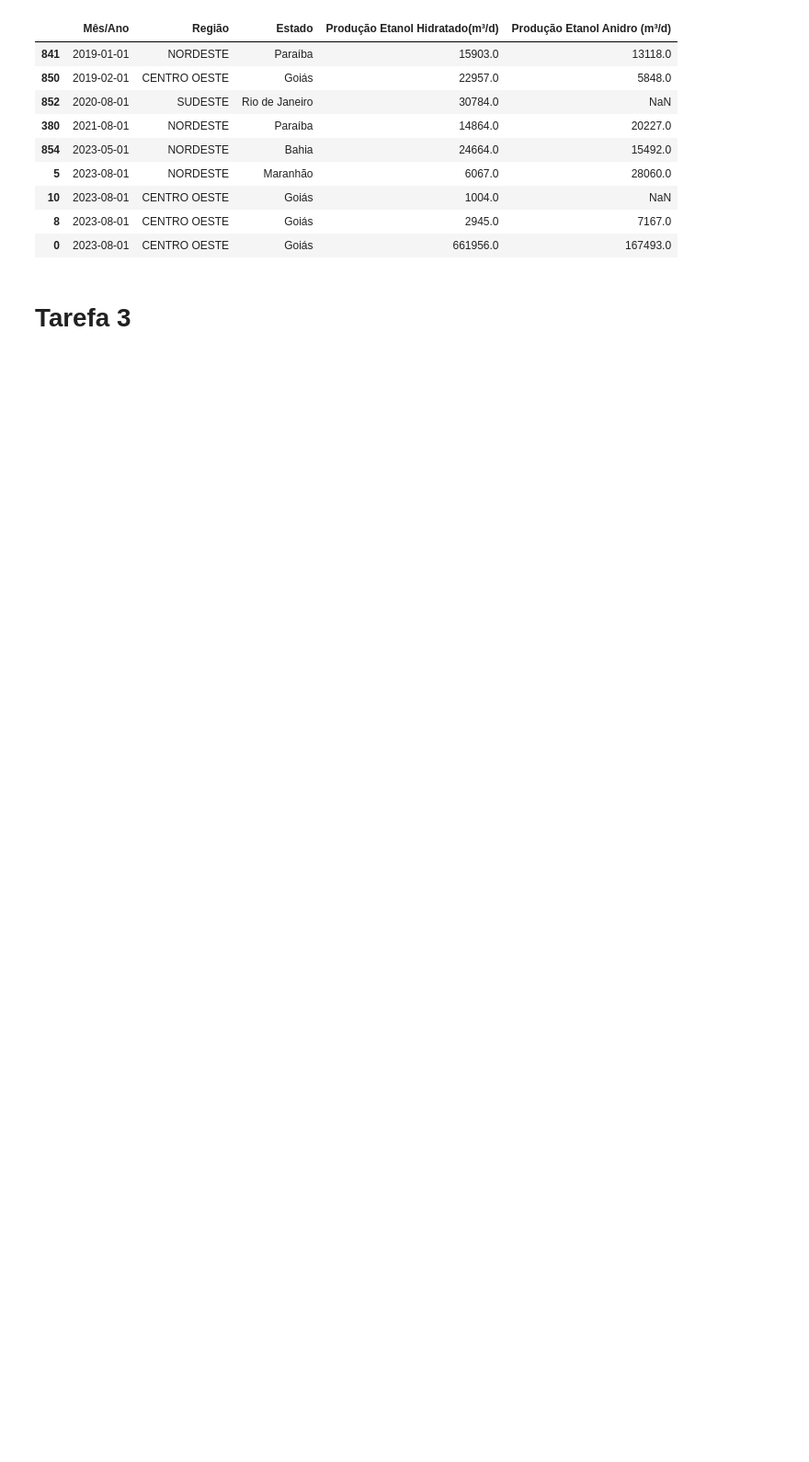
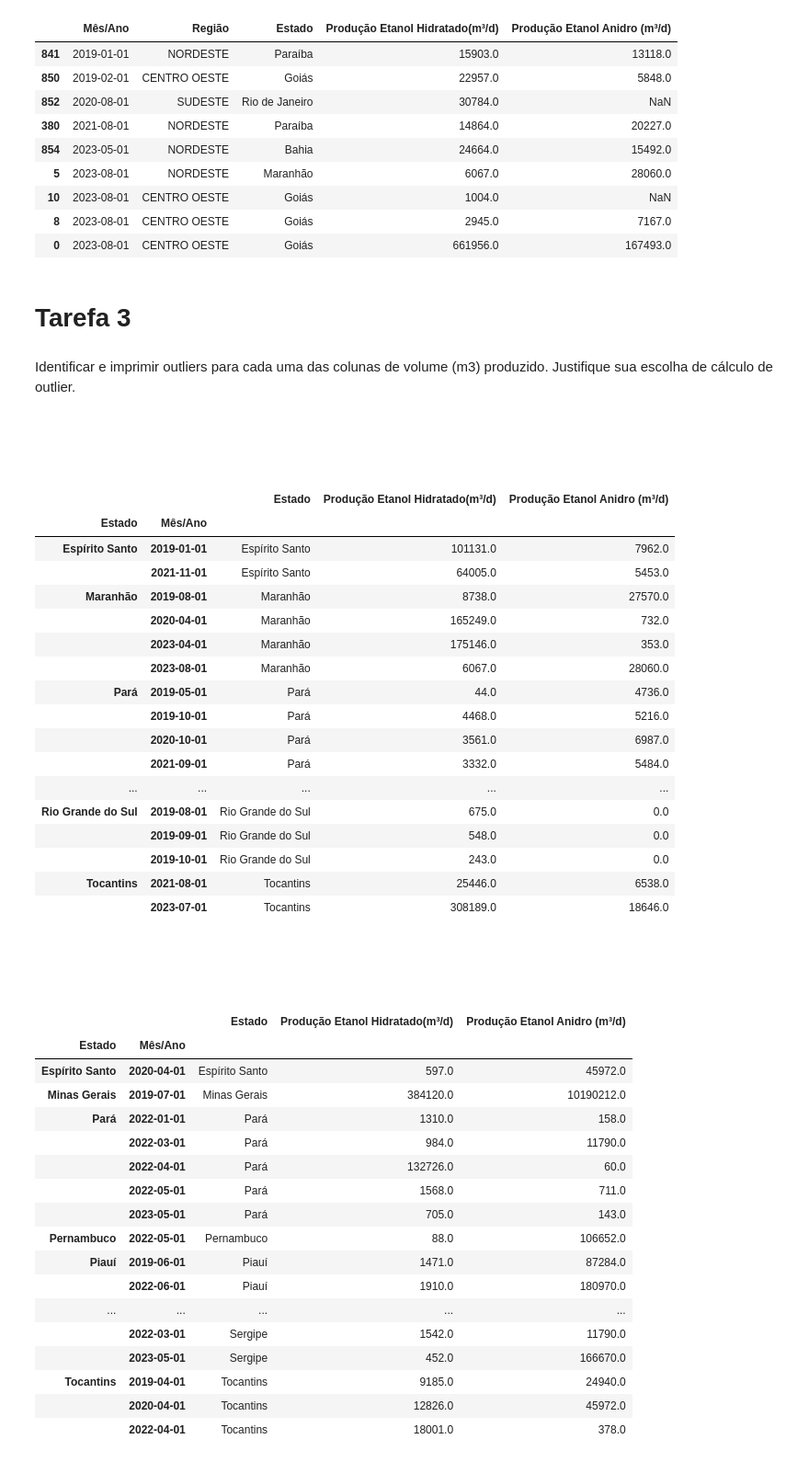
Before and after one commit to arthurt1/Projetos-de-Ci-ncias-de-Dados, a Jupyter notebook: AP2_Arthur_Thomé.ipynb, the cells around one changed output. Shown at 92% size. Cells and saved outputs as stored; diff of their text form; code cells hidden in the pictures; blank space fills up the shorter version.

Commit message:
Identificando Outliers e Produzindo Vizualições

```diff
--- a/AP2_Arthur_Thomé.ipynb
+++ b/AP2_Arthur_Thomé.ipynb
@@ -247,3 +242,64 @@ Linhas Duplicadas no DataFrame
 | 0 | 2023-08-01 | CENTRO OESTE | Goiás | 661956.0 | 167493.0 |
 # %% [markdown]
 # Tarefa 3
+# %% [markdown]
+Identificar e imprimir outliers para cada uma das colunas de volume (m3) produzido. Justifique sua escolha de cálculo de outlier.
+# %%
+# Função para calcular o IQR e identificar os outliers
+def calcular_outliers(df, coluna):
+    Q1 = df[coluna].quantile(0.25)
+    Q3 = df[coluna].quantile(0.75)
+    IQR = Q3 - Q1
+    lim_inf = Q1 - 1.5 * IQR
+    lim_sup = Q3 + 1.5 * IQR
+    outliers = df[(df[coluna] < lim_inf) | (df[coluna] > lim_sup)]
+    return outliers
+
+# Agrupar por estado e calcular os outliers para cada estado
+outliers_hidratado_por_estado = dadosat.groupby('Estado').apply(lambda x: calcular_outliers(x, 'Produção Etanol Hidratado(m³/d)'))
+outliers_anidro_por_estado = dadosat.groupby('Estado').apply(lambda x: calcular_outliers(x, 'Produção Etanol Anidro (m³/d)'))
+
+display(HTML("<h2 style='color: white; text-align: left;'>  Outliers de Produção Etanol Hidratado por Estado  </h2>"))
+display(outliers_hidratado_por_estado)
+print('\n')
+display(HTML("<h2 style='color: white; text-align: left;'>  Outliers de Produção Etanol Anidro por Estado  </h2>"))
+display(outliers_anidro_por_estado)
+# %% [output]
+Outliers de Produção Etanol Hidratado por Estado
+|  |  | Estado | Produção Etanol Hidratado(m³/d) | Produção Etanol Anidro (m³/d) |
+| Estado | Mês/Ano |  |  |  |
+| Espírito Santo | 2019-01-01 | Espírito Santo | 101131.0 | 7962.0 |
+|  | 2021-11-01 | Espírito Santo | 64005.0 | 5453.0 |
+| Maranhão | 2019-08-01 | Maranhão | 8738.0 | 27570.0 |
+|  | 2020-04-01 | Maranhão | 165249.0 | 732.0 |
+|  | 2023-04-01 | Maranhão | 175146.0 | 353.0 |
+|  | 2023-08-01 | Maranhão | 6067.0 | 28060.0 |
+| Pará | 2019-05-01 | Pará | 44.0 | 4736.0 |
+|  | 2019-10-01 | Pará | 4468.0 | 5216.0 |
+|  | 2020-10-01 | Pará | 3561.0 | 6987.0 |
+|  | 2021-09-01 | Pará | 3332.0 | 5484.0 |
+| ... | ... | ... | ... | ... |
+| Rio Grande do Sul | 2019-08-01 | Rio Grande do Sul | 675.0 | 0.0 |
+|  | 2019-09-01 | Rio Grande do Sul | 548.0 | 0.0 |
+|  | 2019-10-01 | Rio Grande do Sul | 243.0 | 0.0 |
+| Tocantins | 2021-08-01 | Tocantins | 25446.0 | 6538.0 |
+|  | 2023-07-01 | Tocantins | 308189.0 | 18646.0 |
+Outliers de Produção Etanol Anidro por Estado
+|  |  | Estado | Produção Etanol Hidratado(m³/d) | Produção Etanol Anidro (m³/d) |
+| Estado | Mês/Ano |  |  |  |
+| Espírito Santo | 2020-04-01 | Espírito Santo | 597.0 | 45972.0 |
+| Minas Gerais | 2019-07-01 | Minas Gerais | 384120.0 | 10190212.0 |
+| Pará | 2022-01-01 | Pará | 1310.0 | 158.0 |
+|  | 2022-03-01 | Pará | 984.0 | 11790.0 |
+|  | 2022-04-01 | Pará | 132726.0 | 60.0 |
+|  | 2022-05-01 | Pará | 1568.0 | 711.0 |
+|  | 2023-05-01 | Pará | 705.0 | 143.0 |
+| Pernambuco | 2022-05-01 | Pernambuco | 88.0 | 106652.0 |
+| Piauí | 2019-06-01 | Piauí | 1471.0 | 87284.0 |
+|  | 2022-06-01 | Piauí | 1910.0 | 180970.0 |
+| ... | ... | ... | ... | ... |
+|  | 2022-03-01 | Sergipe | 1542.0 | 11790.0 |
+|  | 2023-05-01 | Sergipe | 452.0 | 166670.0 |
+| Tocantins | 2019-04-01 | Tocantins | 9185.0 | 24940.0 |
+|  | 2020-04-01 | Tocantins | 12826.0 | 45972.0 |
+|  | 2022-04-01 | Tocantins | 18001.0 | 378.0 |
```
Also changed, not shown: parts of 13 cells of this notebook.
